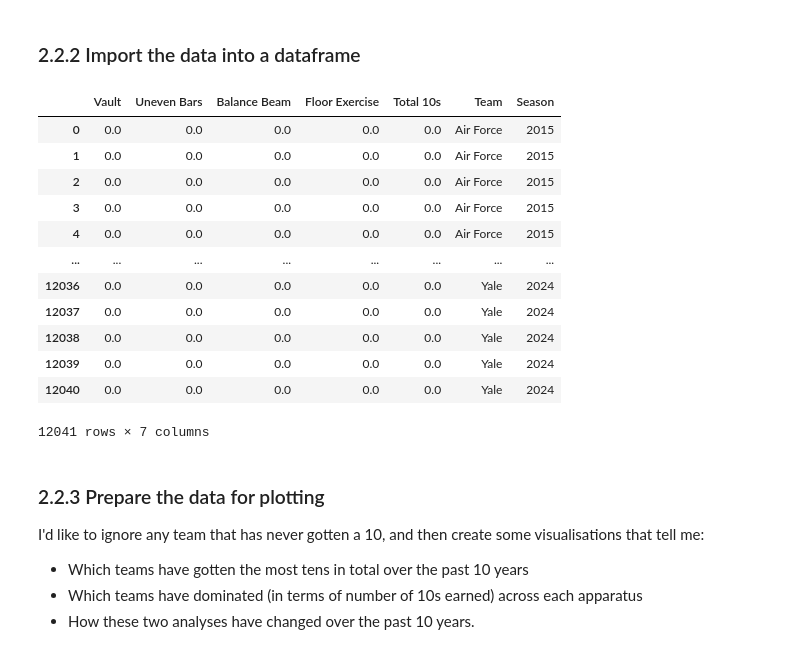
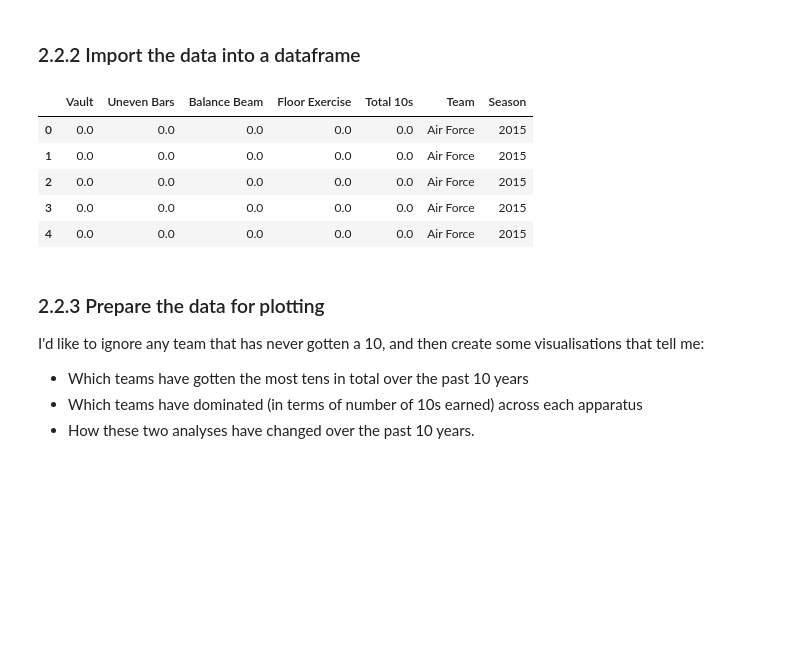
Before and after one commit to LSE-ME204/me204-2024-project-jesatuts2, a Jupyter notebook: notebooks/NB03-EDA-and-Dataviz.ipynb, the cells around one changed output. Drawn from its saved outputs; the diff is of its cells as text; code cells hidden in the pictures; blank space fills up the shorter version.

```diff
--- a/notebooks/NB03-EDA-and-Dataviz.ipynb
+++ b/notebooks/NB03-EDA-and-Dataviz.ipynb
@@ -298,41 +318,34 @@ SELECT
     SUM(r.bb_score = 10.0) AS 'Balance Beam',
     SUM(r.fx_score = 10.0) AS 'Floor Exercise',
     SUM(r.vt_score = 10.0) + SUM(r.ub_score = 10.0) + SUM(r.bb_score = 10.0) + SUM(r.fx_score = 10.0) AS 'Total 10s',
     g.team_id AS 'team_id',
     t.team_name AS 'Team',
     m.year AS 'Season'
 FROM gymnast_results AS r
 LEFT JOIN gymnasts AS g
 ON g.gymnast_id = r.gymnast_id
 LEFT JOIN teams as t
 ON t.team_id = g.team_id
 LEFT JOIN meets as m
 ON m.meet_id = r.meet_id
 GROUP BY t.team_name, r.meet_id;
 """
 
 # Execute the query and store the result in a DataFrame
 tenniest_teams_df = pd.read_sql_query(tenniest_teams_query, engine)
 
 # Drop the now irrelevant team_id column
 tenniest_teams_df = tenniest_teams_df.drop(columns=['team_id'])
 
 # Preview the df
-tenniest_teams_df
+tenniest_teams_df.head()
 # %% [output]
 |  | Vault | Uneven Bars | Balance Beam | Floor Exercise | Total 10s | Team | Season |
 | 0 | 0.0 | 0.0 | 0.0 | 0.0 | 0.0 | Air Force | 2015 |
 | 1 | 0.0 | 0.0 | 0.0 | 0.0 | 0.0 | Air Force | 2015 |
 | 2 | 0.0 | 0.0 | 0.0 | 0.0 | 0.0 | Air Force | 2015 |
 | 3 | 0.0 | 0.0 | 0.0 | 0.0 | 0.0 | Air Force | 2015 |
 | 4 | 0.0 | 0.0 | 0.0 | 0.0 | 0.0 | Air Force | 2015 |
-| ... | ... | ... | ... | ... | ... | ... | ... |
-| 12036 | 0.0 | 0.0 | 0.0 | 0.0 | 0.0 | Yale | 2024 |
-| 12037 | 0.0 | 0.0 | 0.0 | 0.0 | 0.0 | Yale | 2024 |
-| 12038 | 0.0 | 0.0 | 0.0 | 0.0 | 0.0 | Yale | 2024 |
-| 12039 | 0.0 | 0.0 | 0.0 | 0.0 | 0.0 | Yale | 2024 |
-| 12040 | 0.0 | 0.0 | 0.0 | 0.0 | 0.0 | Yale | 2024 |
-12041 rows × 7 columns
 # %% [markdown]
 ### 2.2.3 Prepare the data for plotting
 
```
Also changed, not shown: parts of 12 cells of this notebook, 4 other files.
